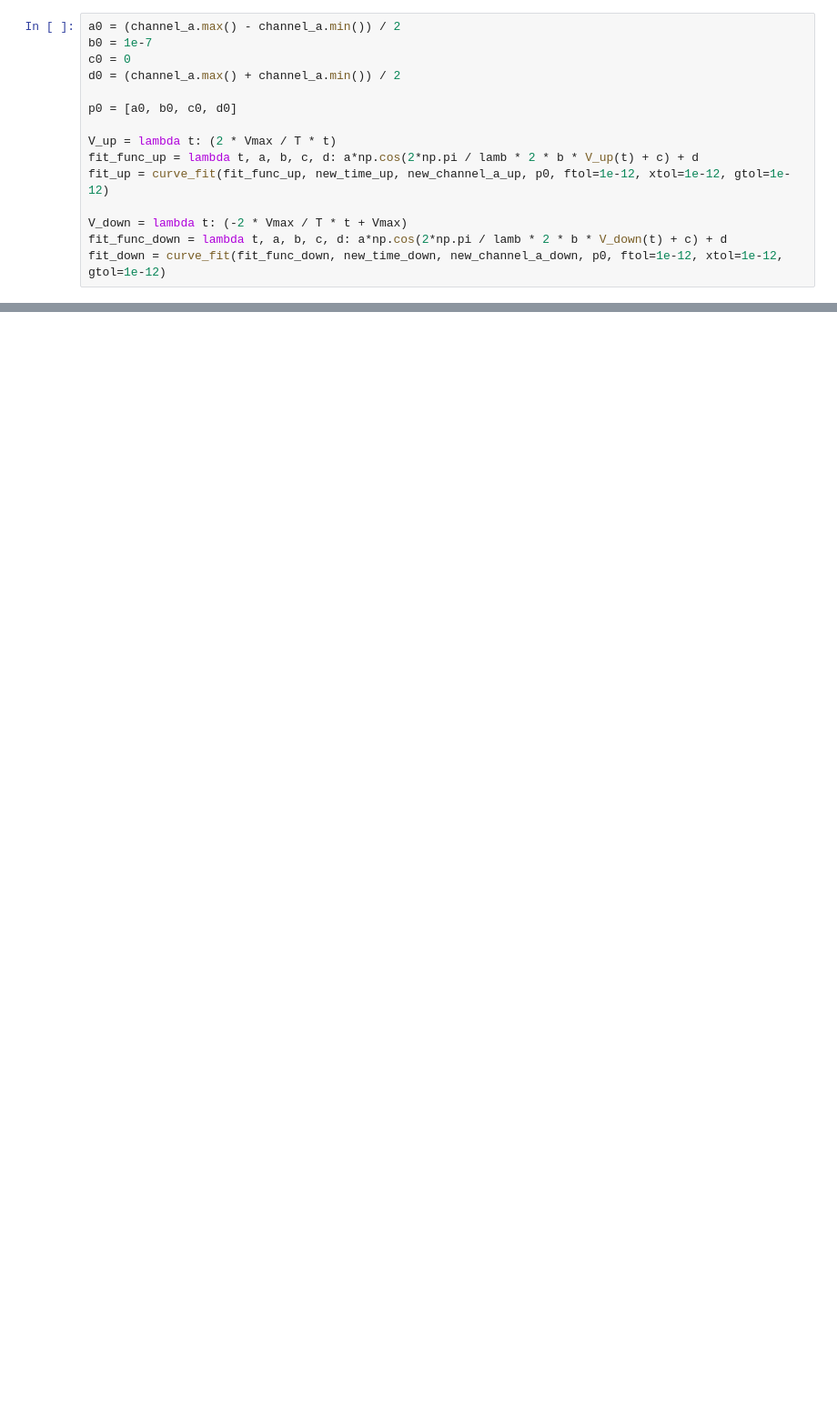
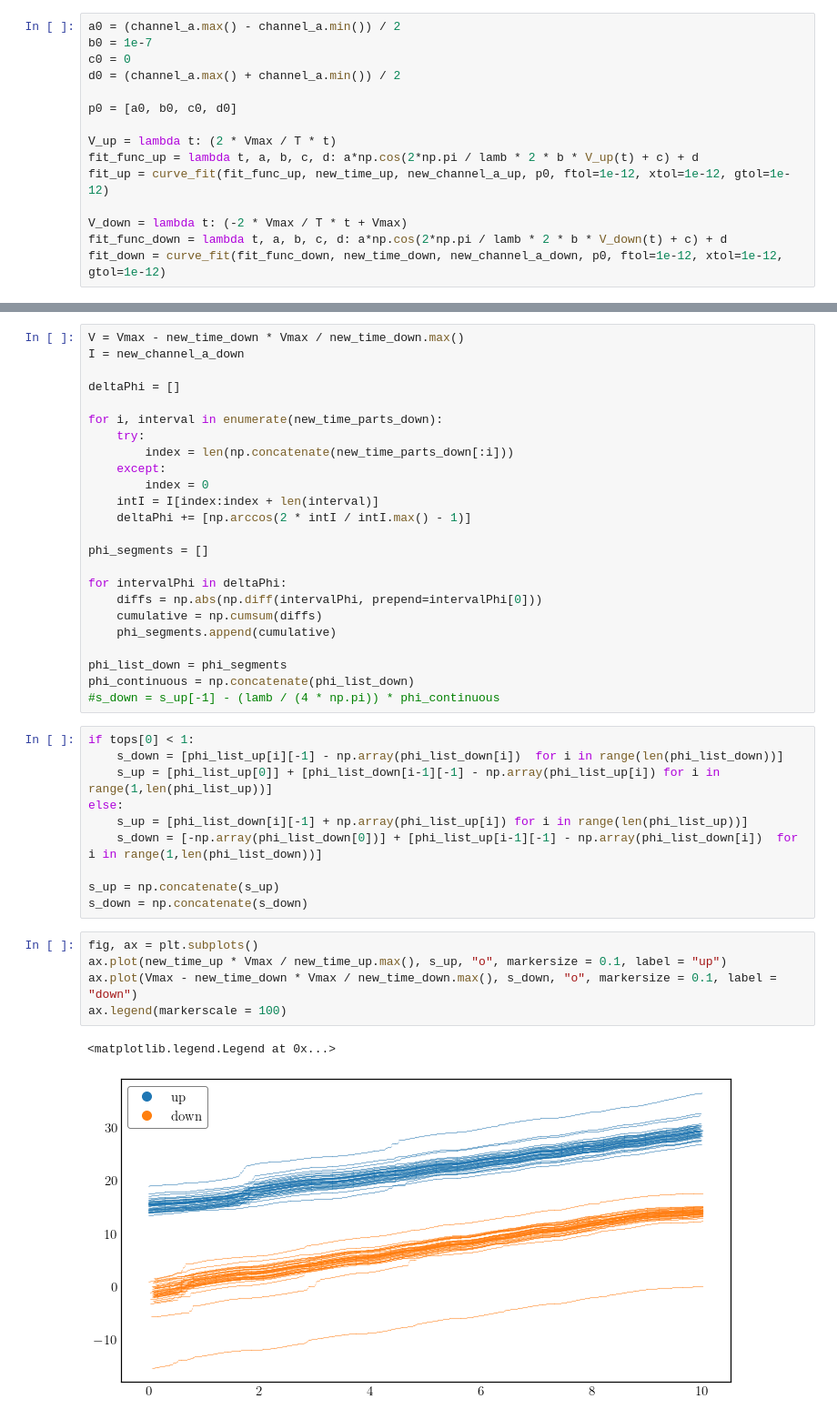
Before and after one commit to Emiliuhre/Labgruppe-Eksperimentiel-Fysik-2, a Jupyter notebook: Exercise 2/Databehandling/Databehandling.ipynb, the cells around one changed output, grey strips where cells are left out. Shown at 91% size. Drawn from its saved outputs; the diff is of its cells as text; blank space fills up the shorter version.

```diff
--- a/Exercise 2/Databehandling/Databehandling.ipynb
+++ b/Exercise 2/Databehandling/Databehandling.ipynb
@@ -215,0 +213,42 @@ ax.legend()
+# %%
+V = Vmax - new_time_down * Vmax / new_time_down.max()
+I = new_channel_a_down
+
+deltaPhi = []
+
+for i, interval in enumerate(new_time_parts_down):
+    try:
+        index = len(np.concatenate(new_time_parts_down[:i]))
+    except:
+        index = 0
+    intI = I[index:index + len(interval)]
+    deltaPhi += [np.arccos(2 * intI / intI.max() - 1)]
+
+phi_segments = []
+
+for intervalPhi in deltaPhi:
+    diffs = np.abs(np.diff(intervalPhi, prepend=intervalPhi[0]))
+    cumulative = np.cumsum(diffs)
+    phi_segments.append(cumulative)
+
+phi_list_down = phi_segments
+phi_continuous = np.concatenate(phi_list_down)
+#s_down = s_up[-1] - (lamb / (4 * np.pi)) * phi_continuous
+# %%
+if tops[0] < 1:
+    s_down = [phi_list_up[i][-1] - np.array(phi_list_down[i])  for i in range(len(phi_list_down))]
+    s_up = [phi_list_up[0]] + [phi_list_down[i-1][-1] - np.array(phi_list_up[i]) for i in range(1,len(phi_list_up))]
+else:
+    s_up = [phi_list_down[i][-1] + np.array(phi_list_up[i]) for i in range(len(phi_list_up))]
+    s_down = [-np.array(phi_list_down[0])] + [phi_list_up[i-1][-1] - np.array(phi_list_down[i])  for i in range(1,len(phi_list_down))]
+
+s_up = np.concatenate(s_up)
+s_down = np.concatenate(s_down)
+# %%
+fig, ax = plt.subplots()
+ax.plot(new_time_up * Vmax / new_time_up.max(), s_up, "o", markersize = 0.1, label = "up")
+ax.plot(Vmax - new_time_down * Vmax / new_time_down.max(), s_down, "o", markersize = 0.1, label = "down")
+ax.legend(markerscale = 100)
+# %% [output]
+<matplotlib.legend.Legend at 0x...>
+[figure, added]
```
Also changed, not shown: parts of 9 cells of this notebook, 1 other file.
